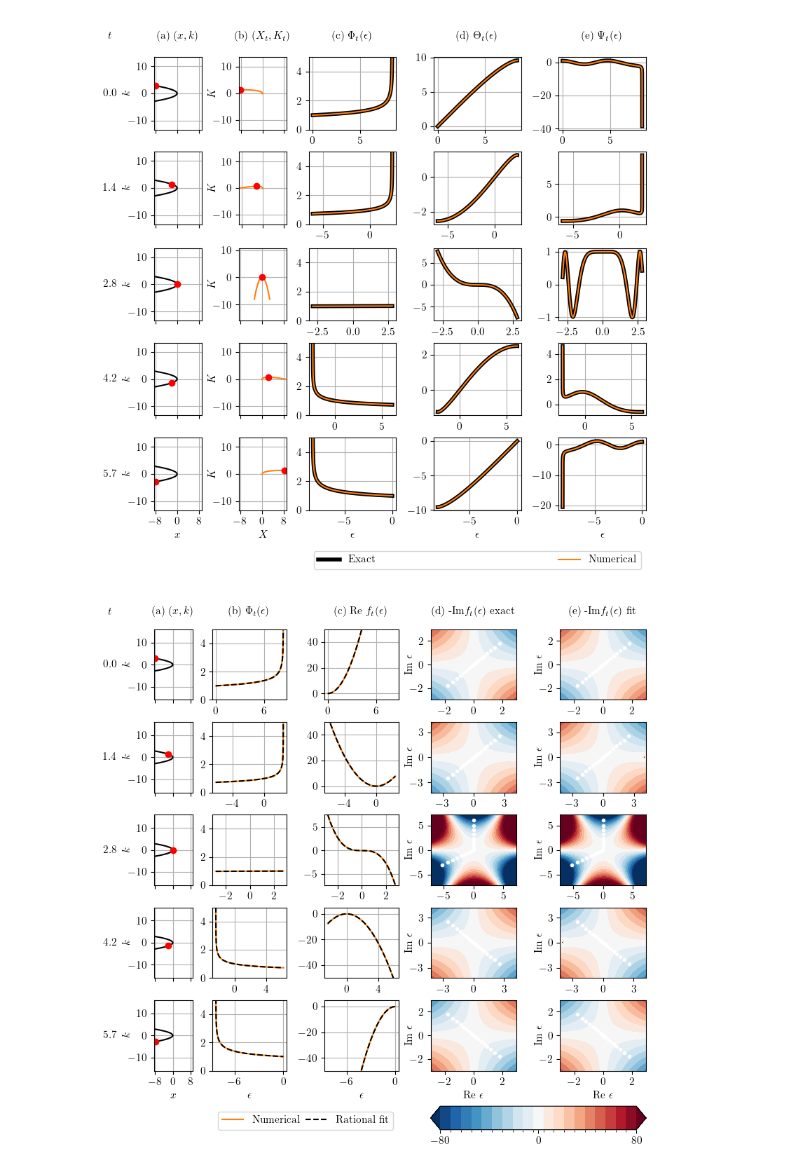
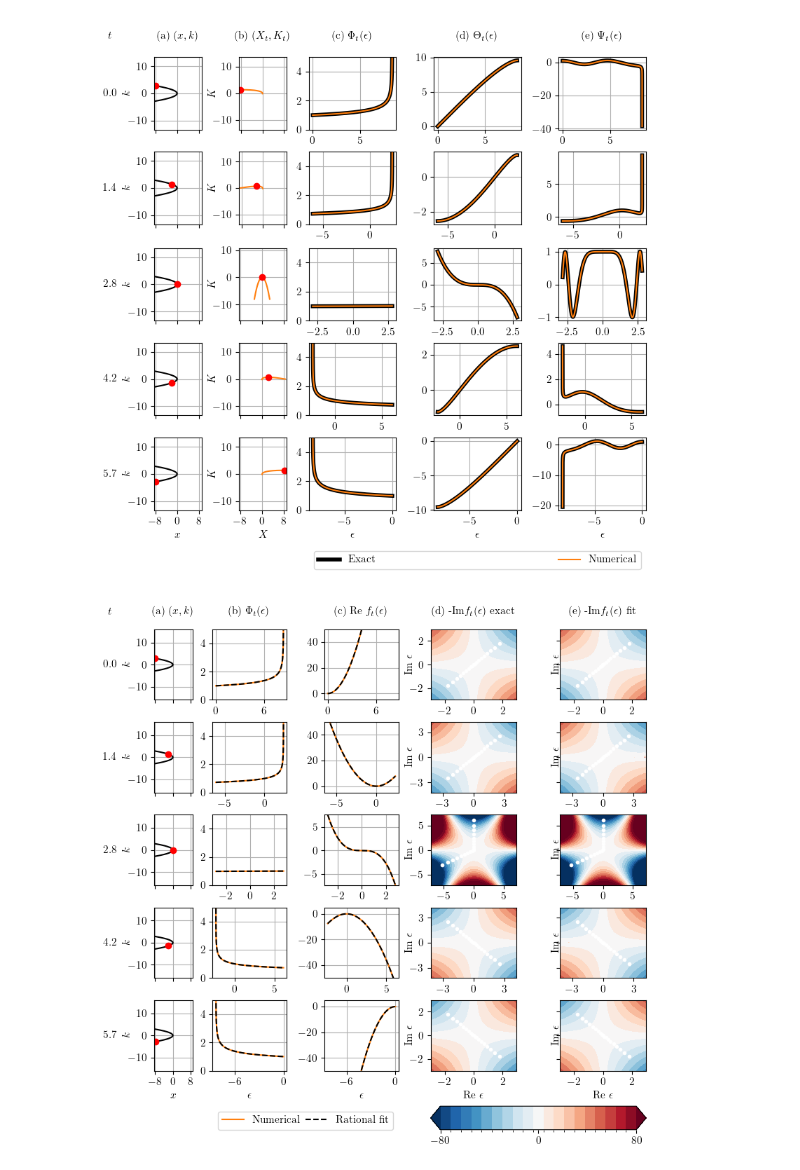
Before and after one commit to runehoejlund/plasma-ray-tracer, a Jupyter notebook: mgo_ex_airy.ipynb, the cells around one changed output. Saved outputs shown, nothing was run; the diff lists cells and outputs as text; code cells hidden in the pictures.

```diff
--- a/mgo_ex_airy.ipynb
+++ b/mgo_ex_airy.ipynb
@@ -80,7 +82,7 @@ def Bi(x):
     _, _, bi, _ = airy(x)
     return bi
 
-xi = np.linspace(-8, 0, 1000)
+xi = np.linspace(-8, 0, 200)
 E_ex = Ai(xi) # Exact solution is Airy function
 
 x0 = np.min(xi)
@@ -97,12 +99,15 @@ phi1 = E_ex[find_peaks(E_ex)[0][1]]
 k0 = get_k0(x0)
 t, xs, ks, zs, nt, x0, k0 = get_dispersion_manifold(x0, k0)
 
-# analytic_cont = {'phase': {'fit_func': fit_rational_func, 'kwargs': {'L': 6, 'M': 3, 'optimize': False}}, 'amplitude': {'fit_func': fit_amplitude, 'kwargs': {}}}
 i_caust = np.argmin(np.abs(fd.grad(zs[..., :1].squeeze(), t)))
 i_save = [0, int(i_caust/2), i_caust, i_caust + int((nt-1 - i_caust)/2), nt-1]
-analytic_cont = {'phase': {'fit_func': fit_rational_func, 'kwargs': {'L': 6, 'M': 3, 'optimize': False}}, 'amplitude': {'fit_func': fit_rational_func, 'kwargs': {'L': 4, 'M': 3, 'optimize': False}}}
-branch_masks, ray_field, mgo_info, results, Nt, Upsilon = get_mgo_field(phi0, t, zs, i_save=i_save, analytic_cont=analytic_cont)
-field = mgo.superpose_ray_fields(phi0=phi0, x0=x0, xs=xs, branch_masks=branch_masks, ray_field=ray_field)
+
+analytic_cont={'phase': {'fit_func': aaa, 'kwargs': {'mmax': 20}}, 'amplitude': {'fit_func': aaa, 'kwargs': {'mmax': 20}}}
+# uncomment to use optimal fit for amplitude instead
+# analytic_cont = {'phase': {'fit_func': aaa, 'kwargs': {'mmax': 20}}, 'amplitude': {'fit_func': fit_amplitude, 'kwargs': {}}}
+branch_masks, ray_field, mgo_info, results, Nt, Upsilon = get_mgo_field(phi0, t, zs, analytic_cont=analytic_cont, i_save=i_save, max_extrapolation=3/2)
+
+field = mgo.superpose_ray_fields(phi0=phi1, x0=x1, xs=xs, branch_masks=branch_masks, ray_field=ray_field)
 sorted_results=sorted(results, key=lambda d: d['t1'])
 
 branch_masks_go, ray_field_go = mgo.get_go_field_1D(t, zs, phi0=phi0)
@@ -191,7 +196,7 @@ import matplotlib.ticker as mticker
 
 rcParams.update(mpl.rcParamsDefault)
 rcParams.update({
-    "text.usetex": True,
+    # "text.usetex": True,
     "font.family": "serif",
     "font.sans-serif": ["Computer Modern Roman"],
     "font.size": 11})
@@ -219,7 +224,7 @@ for col_range, title in zip(col_ranges, col_titles):
     plt.axis('off')
 
 for i, result in enumerate(sorted_results):
-    t1, it, mask_t1, it1, eps_rho, Xs_t1, Ks_t1, Theta_t1, f_t1, f_fit, ddf_fit, Phi_t1, g_fit, sigma_p, sigma_m, s_p, s_m, l_p, l_m = (result[key] for key in ['t1', 'it', 'mask_t1', 'it1', 'eps_rho', 'Xs_t1', 'Ks_t1', 'Theta_t1', 'f_t1', 'f_fit', 'ddf_fit', 'Phi_t1', 'g_fit', 'sigma_p', 'sigma_m', 's_p', 's_m', 'l_p', 'l_m'])
+    t1, it, mask_t1, it1, eps_rho, Xs_t1, Ks_t1, Theta_t1, f_t1, f_fit, Phi_t1, g_fit, sigma_p, sigma_m, s_p, s_m, l_p, l_m = (result[key] for key in ['t1', 'it', 'mask_t1', 'it1', 'eps_rho', 'Xs_t1', 'Ks_t1', 'Theta_t1', 'f_t1', 'f_fit', 'Phi_t1', 'g_fit', 'sigma_p', 'sigma_m', 's_p', 's_m', 'l_p', 'l_m'])
     eps_rho = eps_rho.squeeze()
 
     ax = fig.add_subplot(gs[row_range(i), col_ranges[0]])
@@ -317,7 +322,7 @@ for col_range, title in zip(col_ranges, col_titles):
 get_eps_xticks = lambda eps_rho: [-5]*int(np.min(eps_rho) <= -5) + [-2]*int(np.min(eps_rho) > -5 and np.max(eps_rho) < 5) + [0] + [2]*int(np.min(eps_rho) > -5 and np.max(eps_rho) < 5) + [5]*int(np.max(eps_rho) >= 5)
 
 for i, result in enumerate(sorted_results):
-    t1, it, mask_t1, eps_rho, Theta_t1, f_t1, f_fit, ddf_fit, Phi_t1, g_fit, sigma_p, sigma_m, s_p, s_m, l_p, l_m = (result[key] for key in ['t1', 'it', 'mask_t1', 'eps_rho', 'Theta_t1', 'f_t1', 'f_fit', 'ddf_fit', 'Phi_t1', 'g_fit', 'sigma_p', 'sigma_m', 's_p', 's_m', 'l_p', 'l_m'])
+    t1, it, mask_t1, eps_rho, Theta_t1, f_t1, f_fit, Phi_t1, g_fit, sigma_p, sigma_m, s_p, s_m, l_p, l_m = (result[key] for key in ['t1', 'it', 'mask_t1', 'eps_rho', 'Theta_t1', 'f_t1', 'f_fit', 'Phi_t1', 'g_fit', 'sigma_p', 'sigma_m', 's_p', 's_m', 'l_p', 'l_m'])
     eps_rho = eps_rho.squeeze()
 
     ax = fig.add_subplot(gs[row_range(i), col_ranges[0]])
@@ -345,7 +350,7 @@ for i, result in enumerate(sorted_results):
     ax.grid()
     if is_end(i):
         ax.set_xlabel(r'$\epsilon$')
-    plt.gca().xaxis.set_major_locator(mticker.MultipleLocator(int(np.round(np.max(np.abs(eps_rho))*2/3))))
+    plt.gca().xaxis.set_major_locator(mticker.MultipleLocator(int(np.ceil(np.max(np.abs(eps_rho))*2/3))))
 
     ax = fig.add_subplot(gs[row_range(i), col_ranges[3]])
     ax.plot(eps_rho, f_t1, '-', color='tab:orange')
@@ -355,7 +360,7 @@ for i, result in enumerate(sorted_results):
     if is_end(i):
         ax.set_xlabel(r'$\epsilon$')
     # ax.set_xticks(get_eps_xticks(eps_rho))
-    plt.gca().xaxis.set_major_locator(mticker.MultipleLocator(int(np.round(np.max(np.abs(eps_rho))*2/3))))
+    plt.gca().xaxis.set_major_locator(mticker.MultipleLocator(int(np.ceil(np.max(np.abs(eps_rho))*2/3))))
 
     ax = fig.add_subplot(gs[row_range(i), col_ranges[4]])
     Eps_R, Eps_I, Eps = get_eps(s_m, s_p)
@@ -367,36 +372,36 @@ for i, result in enumerate(sorted_results):
     ax.set_ylabel(r'Im $\epsilon$', labelpad=-4)
     if is_end(i):
         ax.set_xlabel(r'Re $\epsilon$')
-    plt.gca().xaxis.set_major_locator(mticker.MultipleLocator(int(np.round(np.max(np.abs(Eps_R))*2/3))))
-    plt.gca().yaxis.set_major_locator(mticker.MultipleLocator(int(np.round(np.max(np.abs(Eps_I))*2/3))))
+    plt.gca().xaxis.set_major_locator(mticker.MultipleLocator(int(np.ceil(np.max(np.abs(Eps_R))*2/3))))
+    plt.gca().yaxis.set_major_locator(mticker.MultipleLocator(int(np.ceil(np.max(np.abs(Eps_I))*2/3))))
 
     ax = fig.add_subplot(gs[row_range(i), col_ranges[5]])
     Eps_R, Eps_I, Eps = get_eps(s_m, s_p)
     im_f = -np.imag(f_fit(Eps.reshape(-1, 1)).reshape(Eps.shape))
     ax.contourf(Eps_R, Eps_I, im_f, cmap=cmap, levels=len(levels), vmin=vmin, vmax=vmax)
     ax.contourf(Eps_R, Eps_I, im_f, cmap=cmap, levels=levels, vmin=vmin, vmax=vmax)
     ax.plot(C_R(-l_j, sigma_p[0], sigma_m[0], s_p[0], s_m[0]), C_I(-l_j, sigma_p[0], sigma_m[0], s_p[0], s_m[0]), '.w')
     ax.plot(C_R(l_j, sigma_p[0], sigma_m[0], s_p[0], s_m[0]), C_I(l_j, sigma_p[0], sigma_m[0], s_p[0], s_m[0]), '.w')
     ax.set_ylabel(r'Im $\epsilon$', labelpad=-4)
-    # plt.tick_params('y', labelleft=False)
+    plt.tick_params('y', labelleft=False)
     if is_end(i):
         ax.set_xlabel(r'Re $\epsilon$')
-    plt.gca().xaxis.set_major_locator(mticker.MultipleLocator(int(np.round(np.max(np.abs(Eps_R))*2/3))))
-    plt.gca().yaxis.set_major_locator(mticker.MultipleLocator(int(np.round(np.max(np.abs(Eps_I))*2/3))))
+    plt.gca().xaxis.set_major_locator(mticker.MultipleLocator(int(np.ceil(np.max(np.abs(Eps_R))*2/3))))
+    plt.gca().yaxis.set_major_locator(mticker.MultipleLocator(int(np.ceil(np.max(np.abs(Eps_I))*2/3))))
 
 ax = fig.add_subplot(gs[-1:, slice(col_ranges[2].start, col_ranges[3].stop)])
 ax.plot(1, '-', color='tab:orange', label='Numerical')
 ax.plot(1, '--', color='k', label='Rational fit')
 plt.axis('off')
 ax.legend(mode='expand', ncols=2)
 
 cax = fig.add_subplot(gs[-1:, slice(col_ranges[-2].start, col_ranges[-1].stop)])
 c_ticks = [vmin, 0, vmax]
 cbar = fig.colorbar(mpl.cm.ScalarMappable(norm=norm, cmap=cmap),
                     cax=cax, ticks=c_ticks, orientation='horizontal', extend='both')
 
 fig.savefig('./plots/airy_mgo_steps_2.pdf')
 fig.savefig('./plots/airy_mgo_steps_2.png', dpi=300)
 plt.show()
 # %% [output]
-[figure, old version]
+[figure, new version]
```
Also changed, not shown: parts of 5 cells of this notebook, 2 other files.
